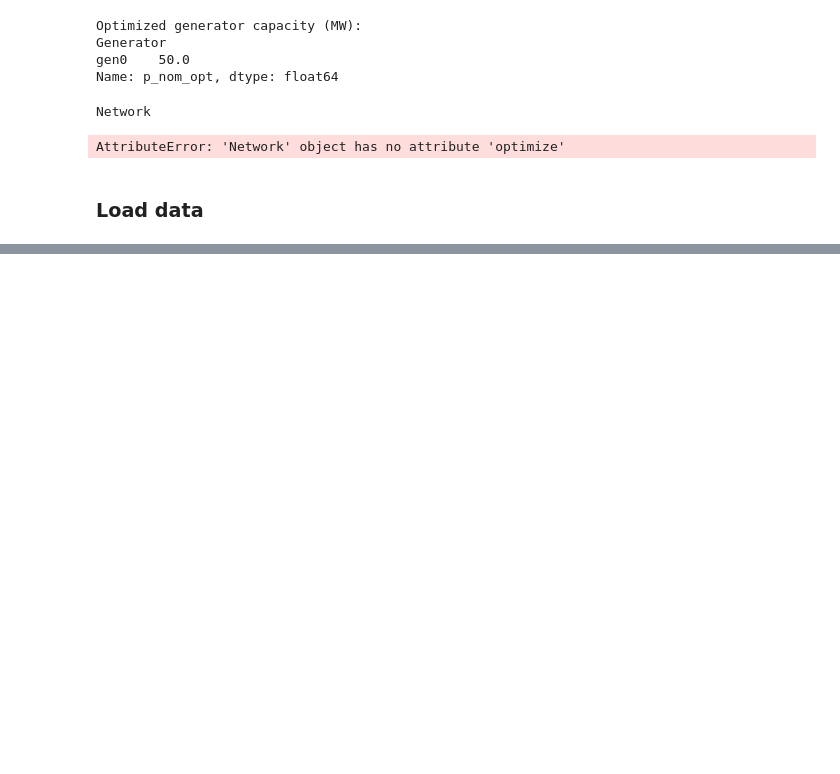
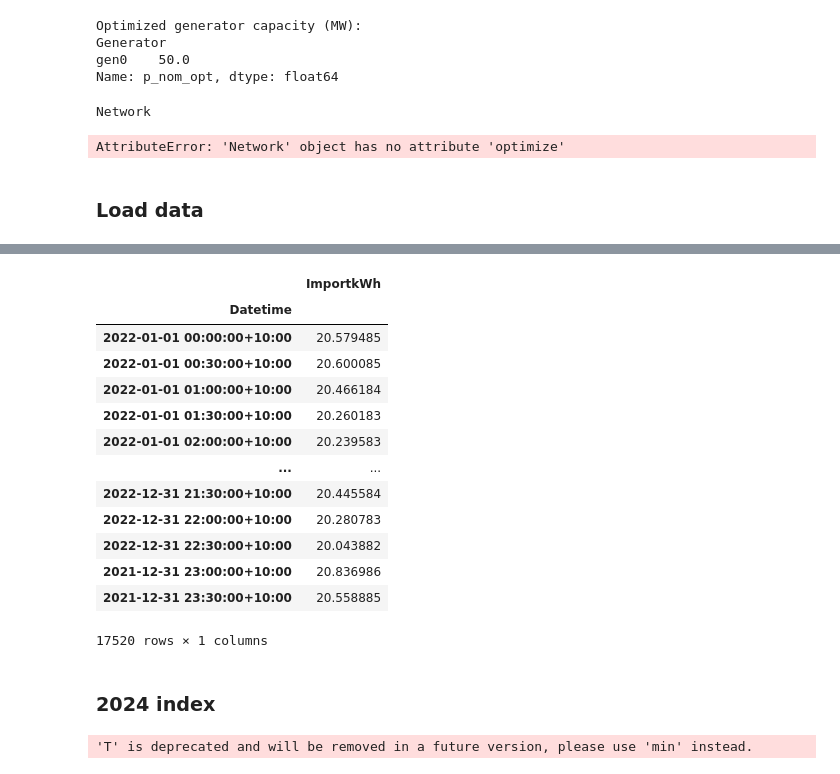
Before and after one commit to smacintyreR/gc_model, a Jupyter notebook: Test_Notebook.ipynb, the cells around one changed output, grey strips where cells are left out. Drawn from its saved outputs; the diff is of its cells as text; code cells hidden in the pictures; blank space fills up the shorter version.

```diff
--- a/Test_Notebook.ipynb
+++ b/Test_Notebook.ipynb
@@ -121,4 +121,4 @@ df_market = pd.read_csv('data/market_data.csv',parse_dates=["Datetime"],index_co
 # %%
 df_load_new = df_load.tz_localize("Australia/Melbourne", ambiguous=True)
 # %%
-df_load_new.tz_convert('Etc/GMT-10')
+df_load_new = df_load_new.tz_convert('Etc/GMT-10')
@@ -139,0 +142,28 @@ df_load_new.tz_convert('Etc/GMT-10')
+# %%
+df_reordered = pd.concat([df_load_new.iloc[2:], df_load_new.iloc[:2]])
+# %%
+df_reordered
+# %% [output]
+|  | ImportkWh |
+| Datetime |  |
+| 2022-01-01 00:00:00+10:00 | 20.579485 |
+| 2022-01-01 00:30:00+10:00 | 20.600085 |
+| 2022-01-01 01:00:00+10:00 | 20.466184 |
+| 2022-01-01 01:30:00+10:00 | 20.260183 |
+| 2022-01-01 02:00:00+10:00 | 20.239583 |
+| ... | ... |
+| 2022-12-31 21:30:00+10:00 | 20.445584 |
+| 2022-12-31 22:00:00+10:00 | 20.280783 |
+| 2022-12-31 22:30:00+10:00 | 20.043882 |
+| 2021-12-31 23:00:00+10:00 | 20.836986 |
+| 2021-12-31 23:30:00+10:00 | 20.558885 |
+17520 rows × 1 columns
+# %% [markdown]
+### 2024 index
+# %%
+full_index = pd.date_range(start="2024-01-01 00:00:00", end="2024-12-31 23:30:00", freq="30T")
+
+# Remove all timestamps where the date is February 29
+clean_index = full_index[~((full_index.month == 2) & (full_index.day == 29))]
+# %% [output]
+'T' is deprecated and will be removed in a future version, please use 'min' instead.
```
Also changed, not shown: parts of 11 cells of this notebook, 5 other files.
